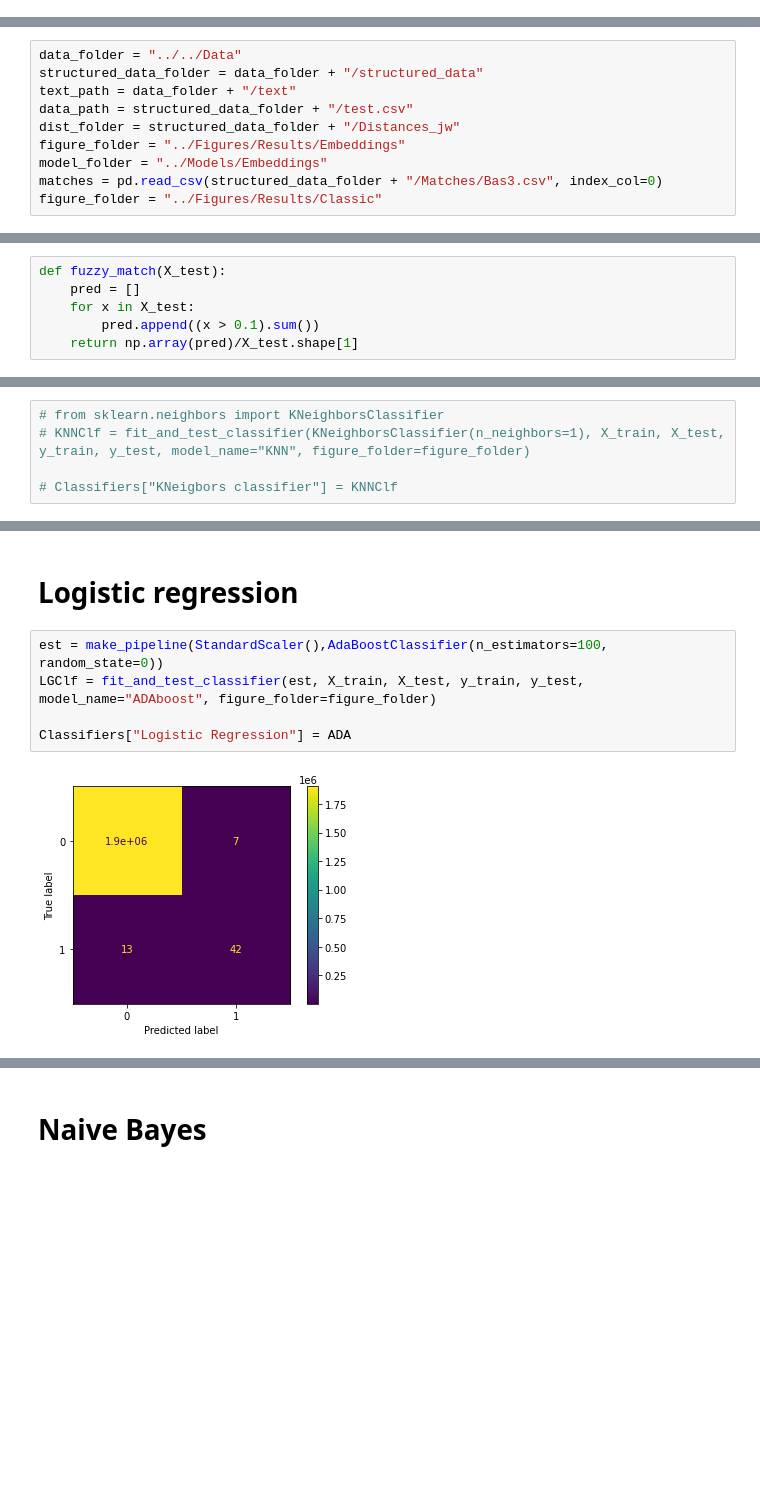
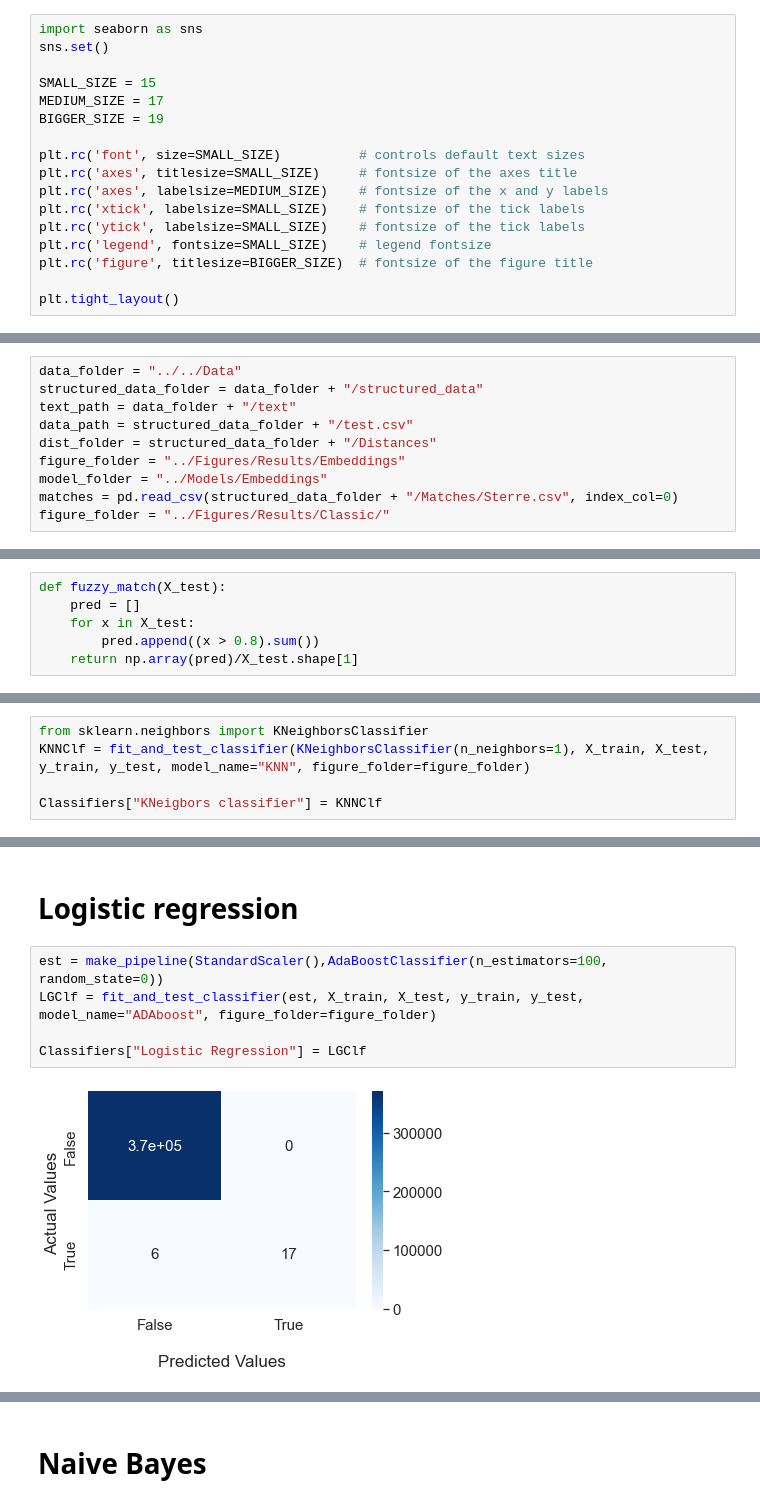
Before and after one commit to Basvdbrink1998/Entry-linking-in-18th-century-VOC-slave-archives, a Jupyter notebook: Annotation/Benchmarks.ipynb, the cells around one changed output, grey strips where cells are left out. Cells and saved outputs as stored; diff of their text form; blank space fills up the shorter version.

```diff
--- a/Annotation/Benchmarks.ipynb
+++ b/Annotation/Benchmarks.ipynb
@@ -37,3 +33,20 @@ from sklearn.neighbors import KNeighborsClassifier
 from sklearn.ensemble import AdaBoostClassifier
 from sklearn.neural_network import MLPClassifier
 from sklearn.naive_bayes import MultinomialNB
+# %%
+import seaborn as sns
+sns.set()
+
+SMALL_SIZE = 15
+MEDIUM_SIZE = 17
+BIGGER_SIZE = 19
+
+plt.rc('font', size=SMALL_SIZE)          # controls default text sizes
+plt.rc('axes', titlesize=SMALL_SIZE)     # fontsize of the axes title
+plt.rc('axes', labelsize=MEDIUM_SIZE)    # fontsize of the x and y labels
+plt.rc('xtick', labelsize=SMALL_SIZE)    # fontsize of the tick labels
+plt.rc('ytick', labelsize=SMALL_SIZE)    # fontsize of the tick labels
+plt.rc('legend', fontsize=SMALL_SIZE)    # legend fontsize
+plt.rc('figure', titlesize=BIGGER_SIZE)  # fontsize of the figure title
+
+plt.tight_layout()
@@ -58,11 +73,11 @@ data_folder = "../../Data"
 structured_data_folder = data_folder + "/structured_data"
 text_path = data_folder + "/text"
 data_path = structured_data_folder + "/test.csv"
-dist_folder = structured_data_folder + "/Distances_jw"
+dist_folder = structured_data_folder + "/Distances"
 figure_folder = "../Figures/Results/Embeddings"
 model_folder = "../Models/Embeddings"
-matches = pd.read_csv(structured_data_folder + "/Matches/Bas3.csv", index_col=0)
-figure_folder = "../Figures/Results/Classic"
+matches = pd.read_csv(structured_data_folder + "/Matches/Sterre.csv", index_col=0)
+figure_folder = "../Figures/Results/Classic/"
 # %%
 transactions = load_transactions(structured_data_folder + "\VOC Cochin Slave Transactions 1706-1801 - IISH - Database - 2018 - v1.csv")
 permissions = load_permissions(structured_data_folder + "\VOC Cochin Slave Transport Permissions 1770-1795 - IISH - Database - 2018 - v1.csv")
@@ -255,7 +262,7 @@ Classifiers["Exact Match"] = EM
 def fuzzy_match(X_test):
     pred = []
     for x in X_test:
-        pred.append((x > 0.1).sum())
+        pred.append((x > 0.8).sum())
     return np.array(pred)/X_test.shape[1]
 # %%
 FM = Rule_based_classifier(fuzzy_match)
@@ -281,7 +288,7 @@ array([0., 0., 0., ..., 0., 0., 0.])
 # %% [markdown]
 # K nearest neighbors
 # %%
-# from sklearn.neighbors import KNeighborsClassifier
-# KNNClf = fit_and_test_classifier(KNeighborsClassifier(n_neighbors=1), X_train, X_test, y_train, y_test, model_name="KNN", figure_folder=figure_folder)
+from sklearn.neighbors import KNeighborsClassifier
+KNNClf = fit_and_test_classifier(KNeighborsClassifier(n_neighbors=1), X_train, X_test, y_train, y_test, model_name="KNN", figure_folder=figure_folder)
 
-# Classifiers["KNeigbors classifier"] = KNNClf
+Classifiers["KNeigbors classifier"] = KNNClf
@@ -290,7 +303,7 @@ array([0., 0., 0., ..., 0., 0., 0.])
 # %%
 est = make_pipeline(StandardScaler(),AdaBoostClassifier(n_estimators=100, random_state=0))
 LGClf = fit_and_test_classifier(est, X_train, X_test, y_train, y_test, model_name="ADAboost", figure_folder=figure_folder)
 
-Classifiers["Logistic Regression"] = ADA
+Classifiers["Logistic Regression"] = LGClf
 # %% [output]
-[figure, old version]
+[figure, new version]
```
Also changed, not shown: parts of 29 cells of this notebook, 8 other files.
